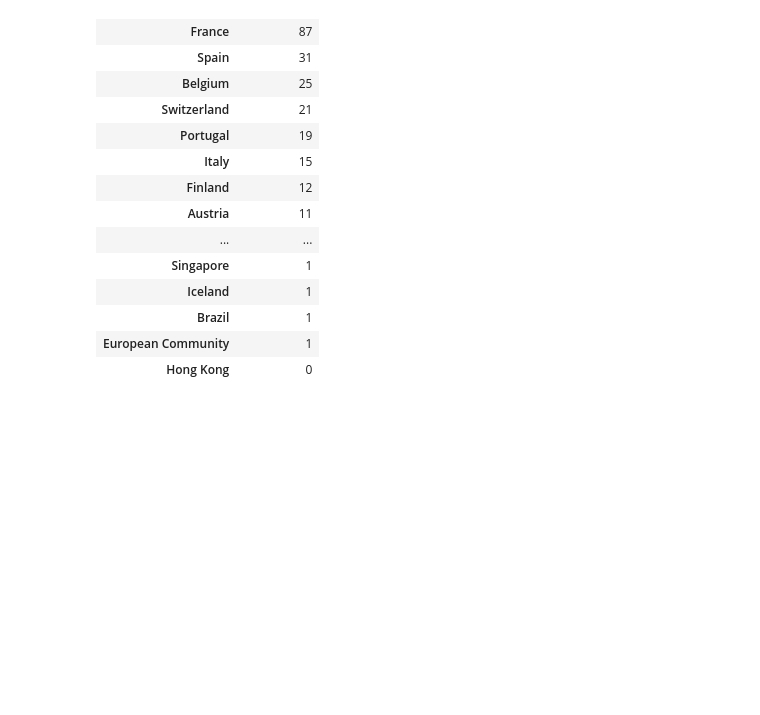
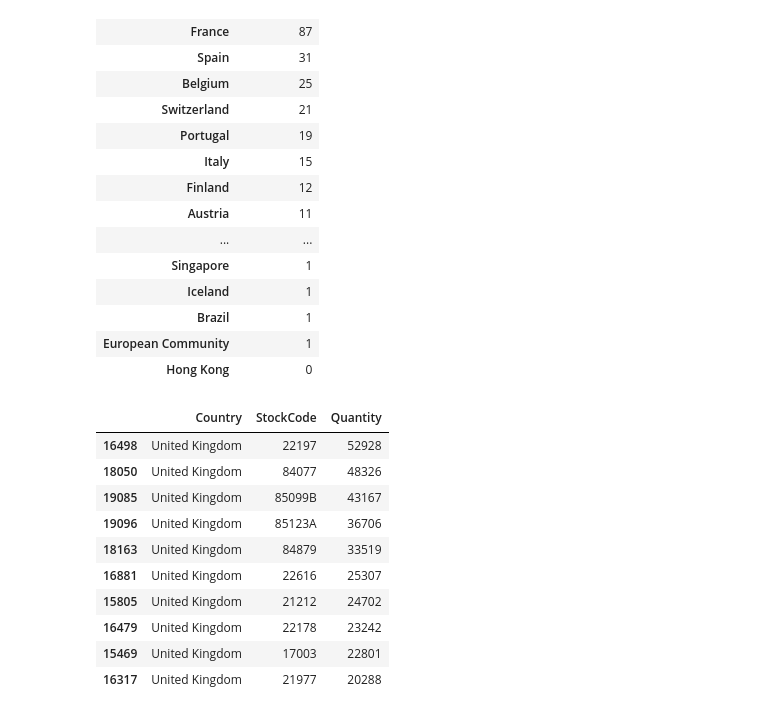
Before and after one commit to Nitin-Diwakar/Case-Study-Data-scientist-Challenge_dataset_Persistent_Non_Persistent, a Jupyter notebook: new.ipynb, the cells around one changed output. Cells and saved outputs as stored; diff of their text form; code cells hidden in the pictures; blank space fills up the shorter version.

```diff
--- a/new.ipynb
+++ b/new.ipynb
@@ -195,3 +195,20 @@ Unique_cus
 | Brazil | 1 |
 | European Community | 1 |
 | Hong Kong | 0 |
+# %%
+#top 10 product in UK
+stock = df.groupby(["Country","StockCode"] , as_index=False).agg({"Quantity": np.sum}).sort_values(by = "Quantity",ascending = False)
+# %%
+stock.head(10)
+# %% [output]
+|  | Country | StockCode | Quantity |
+| 16498 | United Kingdom | 22197 | 52928 |
+| 18050 | United Kingdom | 84077 | 48326 |
+| 19085 | United Kingdom | 85099B | 43167 |
+| 19096 | United Kingdom | 85123A | 36706 |
+| 18163 | United Kingdom | 84879 | 33519 |
+| 16881 | United Kingdom | 22616 | 25307 |
+| 15805 | United Kingdom | 21212 | 24702 |
+| 16479 | United Kingdom | 22178 | 23242 |
+| 15469 | United Kingdom | 17003 | 22801 |
+| 16317 | United Kingdom | 21977 | 20288 |
```
